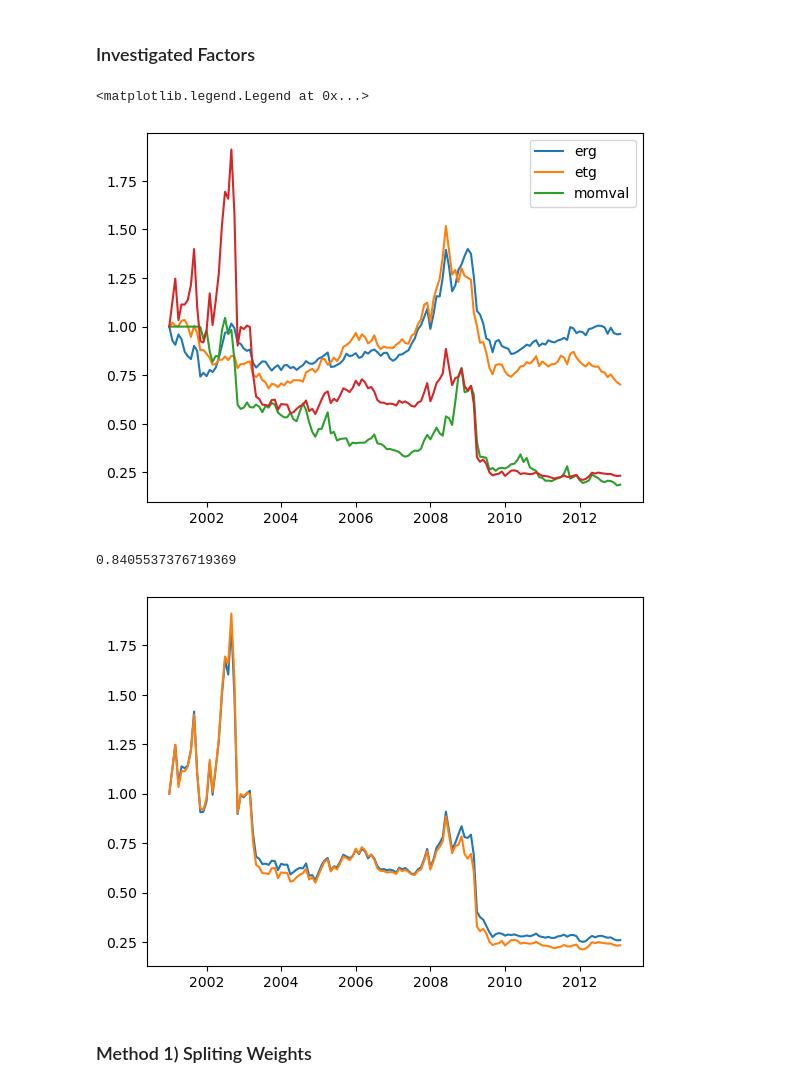
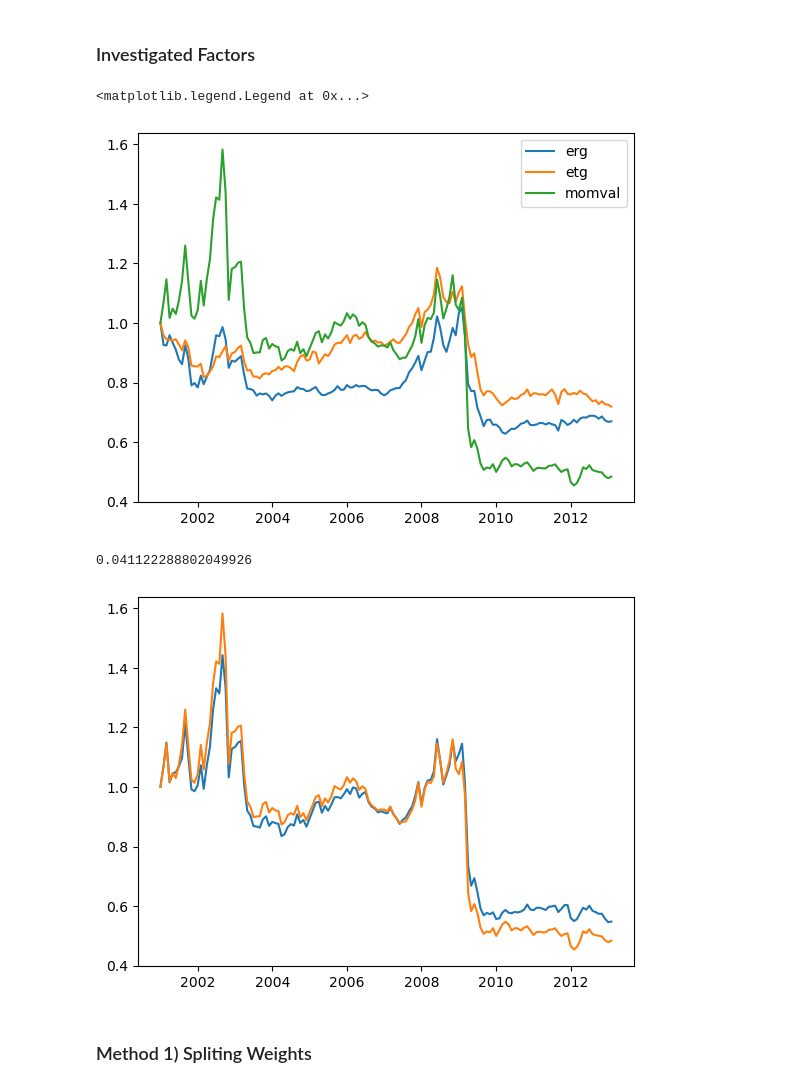
Before and after one commit to Toby3220/EF-5058-HFS, a Jupyter notebook: Group Project/main.ipynb, the cells around one changed output. Drawn from its saved outputs; the diff is of its cells as text; code cells hidden in the pictures.

```diff
--- a/Group Project/main.ipynb
+++ b/Group Project/main.ipynb
@@ -111,0 +175,12 @@ data.calc_z_scores(True,["MOM-A","ERG","ETG","ABR"],False,clip="True")
+# %%
+# calculate momentum value composite factor
+momval = (0.5*data.get("VAL").fillna(0)
+          +0.5*data.get("MOM").fillna(0))
+data.append("MOM_VAL", momval)
+# data.regulate(["MOM_VAL"])
+# data.calc_z_scores(inplace=True,fields=["MOM_VAL"])
+port_momval = data.to_port("MOM_VAL",tmbool=tmbool_train)
+
+
+port_momval.gen_weights_from_score(0.3)
+momval_ret, momval_cret = port_momval.get_port_ret(weight=port_momval.lsw,bps=10)
@@ -112,28 +189,17 @@ data.calc_z_scores(True,["MOM-A","ERG","ETG","ABR"],False,clip="True")
 # %%
-# calculate momentum value composite factor
-momval = (data.get("VAL").fillna(0)+data.get("MOM").fillna(0))/2
-data.append("MOM_VAL", momval)
-# data.regulate(["MOM_VAL"])
-data.calc_z_scores(inplace=True,fields=["MOM_VAL"])
-port_momval = data.to_port("MOM_VAL",tmbool=tmbool_train)
-
-
-port_momval.gen_weights_from_score(0.1)
-momval_ret, momval_cret = port_momval.get_port_ret(weight=port_momval.lsw,bps=10)
-
 port_mom = data.to_port("MOM",tmbool=tmbool_train)
-port_mom.gen_weights_from_score(0.1)
+port_mom.gen_weights_from_score(0.3)
 mom_ret, mom_cret = port_mom.get_port_ret(weight=port_mom.lsw,bps=10)
 
 port_val = data.to_port("VAL",tmbool=tmbool_train)
-port_val.gen_weights_from_score(0.1)
-mom_ret, val_cret = port_val.get_port_ret(weight=port_val.lsw,bps=10)
+port_val.gen_weights_from_score(0.3)
+val_ret, val_cret = port_val.get_port_ret(weight=port_val.lsw,bps=10)
 
 plt.plot(momval_cret)
 plt.plot(mom_cret)
 plt.plot(val_cret)
 
 plt.legend(["momval","mom","val"])
-print(cb.infomation_ratio(momval_cret,mom_cret))
-print(cb.infomation_ratio(momval_cret,val_cret))
+print(cb.infomation_ratio(momval_ret,mom_ret))
+print(cb.infomation_ratio(momval_ret,val_ret))
 # %% [output]
@@ -199,52 +265,52 @@ plt.plot(val_tcret)
 ### Investigated Factors
 # %%
 port_erg = data.to_port("ERG",tmbool=tmbool_train)
-port_erg.gen_weights_from_score(0.1)
+port_erg.gen_weights_from_score(0.3)
 _, erg_cret = port_erg.get_port_ret(weight=port_erg.lsw,bps=10)
 plt.plot(erg_cret)
 
 port_etg = data.to_port("ETG",tmbool=tmbool_train)
-port_etg.gen_weights_from_score(0.1)
+port_etg.gen_weights_from_score(0.3)
 _, etg_cret = port_etg.get_port_ret(weight=port_etg.lsw,bps=10)
 plt.plot(etg_cret)
 
-port_etg = data.to_port("ABR",tmbool=tmbool_train)
-port_etg.gen_weights_from_score(0.1)
-_, etg_cret = port_etg.get_port_ret(weight=port_etg.lsw,bps=10)
-plt.plot(etg_cret)
+# port_etg = data.to_port("SUP-Z",tmbool=tmbool_train)
+# port_etg.gen_weights_from_score(0.3)
+# _, etg_cret = port_etg.get_port_ret(weight=port_etg.lsw,bps=10)
+# # plt.plot(etg_cret)
 
 # port_sup = data.to_port("SUP",tmbool=tmbool_train)
 # port_sup.gen_weights_from_score(0.1)
 # _, sup_cret = port_sup.get_port_ret(weight=port_sup.lsw,bps=10)
 # plt.plot(sup_cret)
 
 plt.plot(momval_cret)
 # plt.plot(mom_cret)
 # plt.plot(val_cret)
 
 plt.legend(["erg","etg","momval"])
 # %% [output]
 <matplotlib.legend.Legend at 0x...>
-[figure, old version]
+[figure, new version]
 # %%
 # calculate momentum value composite factor
 composite = (+0.1*data.get("VAL").fillna(0)
              +0.1*data.get("MOM").fillna(0)
-             +0.8*data.get("ERG").fillna(0))
+             +0.8*data.get("ETG").fillna(0))
 data.append("COM", composite)
 
 data.calc_z_scores(inplace=True,fields=["COM"])
 port_com = data.to_port("COM",tmbool=tmbool_train)
-port_com.gen_weights_from_score(0.1)
-_, com_cret = port_com.get_port_ret(weight=port_com.lsw,bps=10)
+port_com.gen_weights_from_score(0.3)
+com_ret, com_cret = port_com.get_port_ret(weight=port_com.lsw,bps=10)
 
 plt.plot(com_cret)
 plt.plot(momval_cret)
 
-cb.infomation_ratio(com_cret,momval_cret)
+cb.infomation_ratio(com_ret,momval_ret)
 # %% [output]
-0.8405537376719369
+0.041122288802049926
-[figure, old version]
+[figure, new version]
 # %% [markdown]
 ### Method 1) Spliting Weights
 # %%
```
Also changed, not shown: parts of 38 cells of this notebook, 1 other file.
